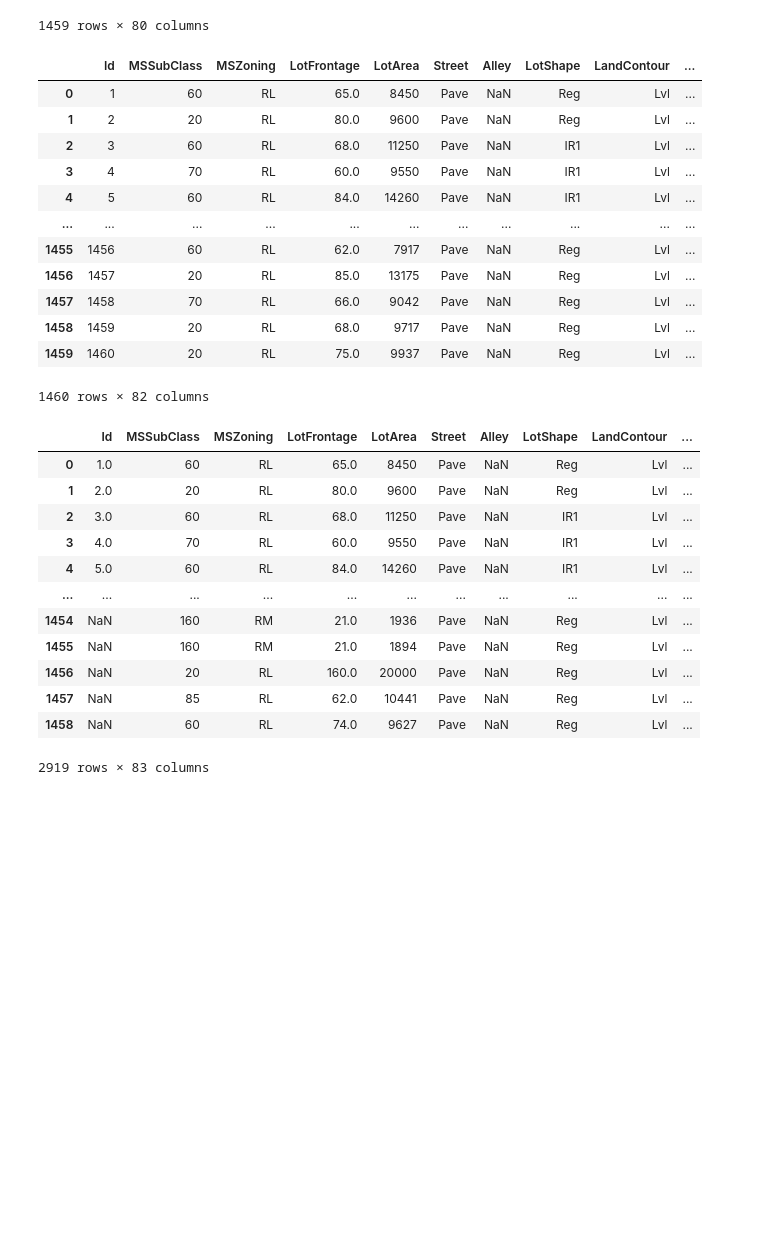
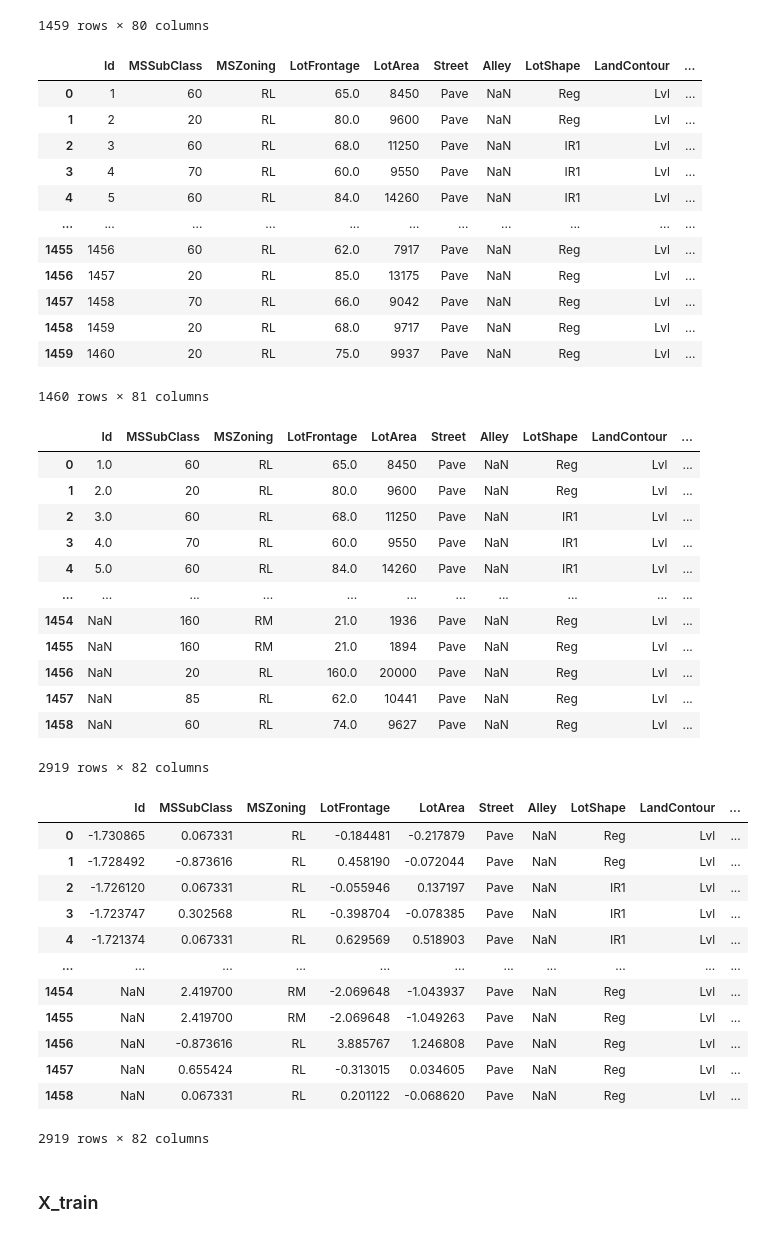
Before and after one commit to emiliosolanoo21/SVM_MD, a Jupyter notebook: HDT7_2.ipynb, the cells around one changed output. Cells and saved outputs as stored; diff of their text form; code cells hidden in the pictures; blank space fills up the shorter version.

```diff
--- a/HDT7_2.ipynb
+++ b/HDT7_2.ipynb
@@ -48,7 +48,7 @@ dfTest
 # %%
 labels = ['Cheap', 'Mid', 'Expensive']
 
-dfTrain['PriceTier'] = pd.cut(dfTrain['SalePrice'], 3, labels=labels)
+dfTrain['SalePrice'] = pd.cut(dfTrain['SalePrice'], 3, labels=labels)
 
 dfTrain
 # %% [output]
@@ -64,14 +64,10 @@ dfTrain
 | 1457 | 1458 | 70 | RL | 66.0 | 9042 | Pave | NaN | Reg | Lvl | ... |
 | 1458 | 1459 | 20 | RL | 68.0 | 9717 | Pave | NaN | Reg | Lvl | ... |
 | 1459 | 1460 | 20 | RL | 75.0 | 9937 | Pave | NaN | Reg | Lvl | ... |
-1460 rows × 82 columns
+1460 rows × 81 columns
 # %%
-mapping = {
-    'Cheap': 1,
-    'Mid': 2,
-    'Expensive': 3
-}
-dfTrain['PriceTier'] = dfTrain['PriceTier'].map(mapping)
+mapping = {'Cheap': 1, 'Mid': 2, 'Expensive': 3}
+dfTrain['SalePrice'] = dfTrain['SalePrice'].map(mapping)
 # %%
 df = pd.concat([dfTrain, dfTest], sort=False)
 df
@@ -88,7 +84,27 @@ df
 | 1456 | NaN | 20 | RL | 160.0 | 20000 | Pave | NaN | Reg | Lvl | ... |
 | 1457 | NaN | 85 | RL | 62.0 | 10441 | Pave | NaN | Reg | Lvl | ... |
 | 1458 | NaN | 60 | RL | 74.0 | 9627 | Pave | NaN | Reg | Lvl | ... |
-2919 rows × 83 columns
+2919 rows × 82 columns
 # %%
-def numCols(df):
-    return df.select_dtypes(include=['int64', 'float64']).columns
+dfNC = df.select_dtypes(include=['int64', 'float64']).columns
+# %%
+scaler = StandardScaler()
+df[dfNC] = scaler.fit_transform(df[dfNC])
+# %%
+df
+# %% [output]
+|  | Id | MSSubClass | MSZoning | LotFrontage | LotArea | Street | Alley | LotShape | LandContour | ... |
+| 0 | -1.730865 | 0.067331 | RL | -0.184481 | -0.217879 | Pave | NaN | Reg | Lvl | ... |
+| 1 | -1.728492 | -0.873616 | RL | 0.458190 | -0.072044 | Pave | NaN | Reg | Lvl | ... |
+| 2 | -1.726120 | 0.067331 | RL | -0.055946 | 0.137197 | Pave | NaN | IR1 | Lvl | ... |
+| 3 | -1.723747 | 0.302568 | RL | -0.398704 | -0.078385 | Pave | NaN | IR1 | Lvl | ... |
+| 4 | -1.721374 | 0.067331 | RL | 0.629569 | 0.518903 | Pave | NaN | IR1 | Lvl | ... |
+| ... | ... | ... | ... | ... | ... | ... | ... | ... | ... | ... |
+| 1454 | NaN | 2.419700 | RM | -2.069648 | -1.043937 | Pave | NaN | Reg | Lvl | ... |
+| 1455 | NaN | 2.419700 | RM | -2.069648 | -1.049263 | Pave | NaN | Reg | Lvl | ... |
+| 1456 | NaN | -0.873616 | RL | 3.885767 | 1.246808 | Pave | NaN | Reg | Lvl | ... |
+| 1457 | NaN | 0.655424 | RL | -0.313015 | 0.034605 | Pave | NaN | Reg | Lvl | ... |
+| 1458 | NaN | 0.067331 | RL | 0.201122 | -0.068620 | Pave | NaN | Reg | Lvl | ... |
+2919 rows × 82 columns
+# %% [markdown]
+### X_train
```
Also changed, not shown: parts of 38 cells of this notebook.
